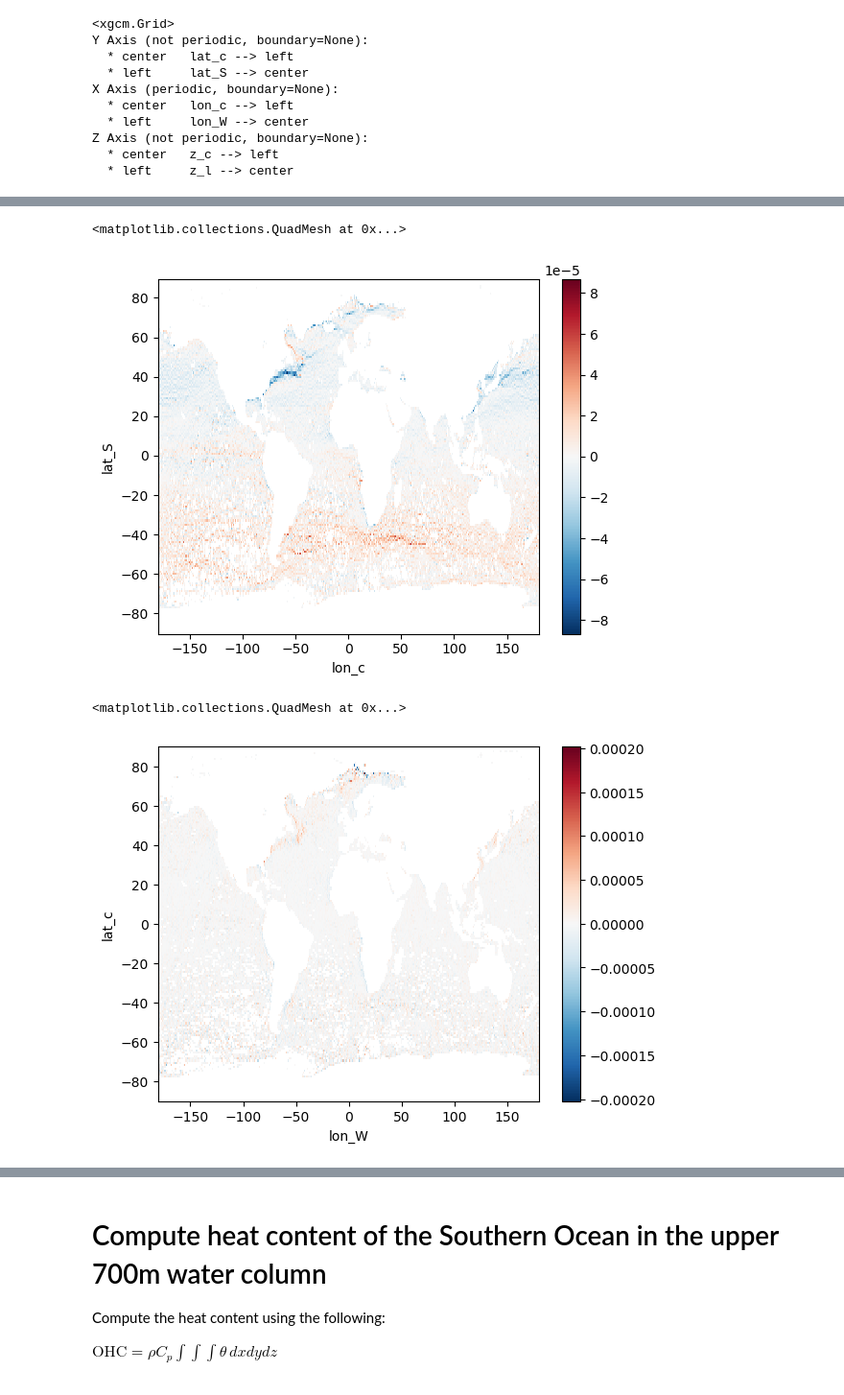
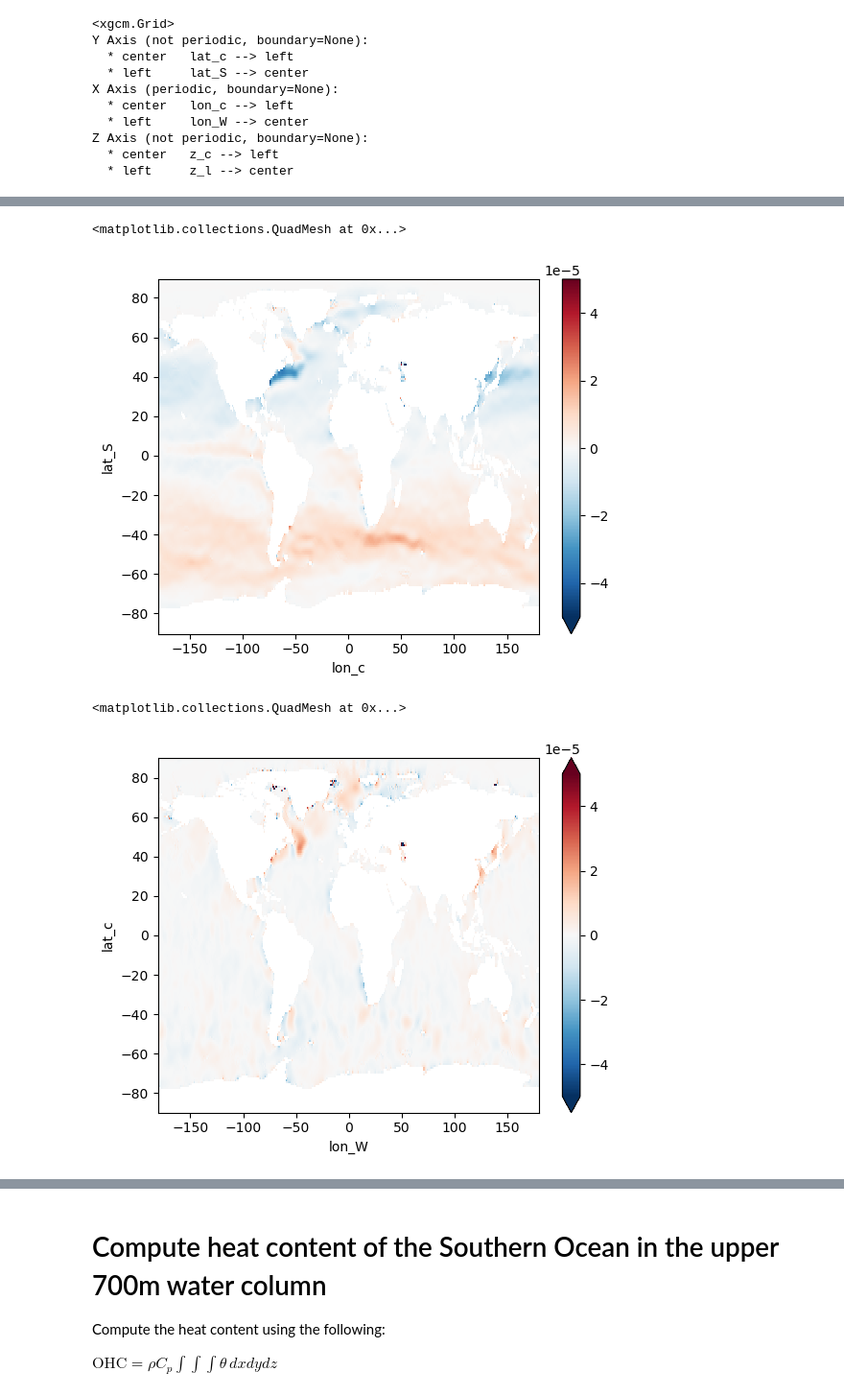
Before and after one commit to adityarn/PythonWorkshopNCPOR, a Jupyter notebook: 08_Xarray.ipynb, the cells around one changed output, grey strips where cells are left out. Shown at 96% size. Drawn from its saved outputs; the diff is of its cells as text; code cells hidden in the pictures.

```diff
--- a/08_Xarray.ipynb
+++ b/08_Xarray.ipynb
@@ -274,5 +272,5 @@ cbar.set_label("Mean temperature at 300m ($^\circ$C)")
 # %% [markdown]
 # Plot the temperature in the Southern Ocean, averaging between depths of 100 and 250 meters.
 # %%
-t_mn = woaT["t_mn"].isel(time = 0)
+t_an = woaT["t_an"].isel(time = 0)
 # %%
@@ -491,7 +491,7 @@ t_mn.shape
 # %% [output]
 (57, 180, 360)
 # %%
-tmean = xr.Dataset({"t_mn" : (["z_c", "lat_c", "lon_c"], t_mn.values),
+tmean = xr.Dataset({"t_an" : (["z_c", "lat_c", "lon_c"], t_an.values),
             },
           coords = {"z_c":(["z_c"], woaT.depth.values, {"axis":"Z"}),
                     "z_l": (["z_l"], z_l, {"axis":"Z", "c_grid_axis_shift":-0.5}),
@@ -568,12 +568,12 @@ tgrid.derivative(tmean["t_mn"].isel(z_c=0), "Y").plot()
 # %%
 # the same can be achieved with the diff operator
-(tgrid.diff(tmean["t_mn"].isel(z_c=0), "Y") / tmean["dy_c2c"]).plot()
+(tgrid.diff(tmean["t_an"].isel(z_c=0), "Y") / tmean["dy_c2c"]).plot(vmin=-5e-5, vmax=5e-5, cmap="RdBu_r")
 # %% [output]
 <matplotlib.collections.QuadMesh at 0x...>
-[figure, old version]
+[figure, new version]
 # %%
-tgrid.derivative(tmean["t_mn"].isel(z_c=0), "X").plot()
+tgrid.derivative(tmean["t_an"].isel(z_c=0), "X").plot(vmin=-5e-5, vmax=5e-5, cmap="RdBu_r")
 # %% [output]
 <matplotlib.collections.QuadMesh at 0x...>
-[figure, old version]
+[figure, new version]
 # %%
```
Also changed, not shown: parts of 38 cells of this notebook, 2 other files.
